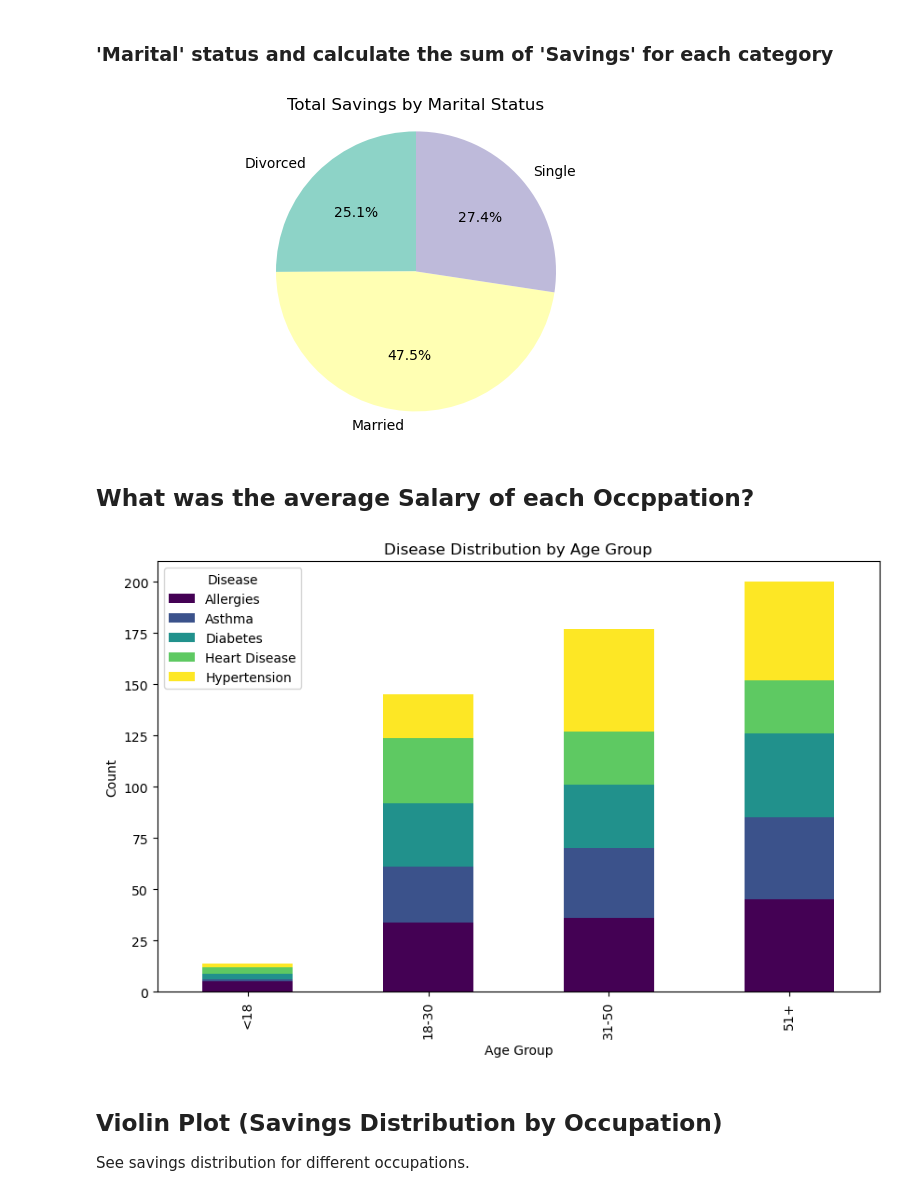
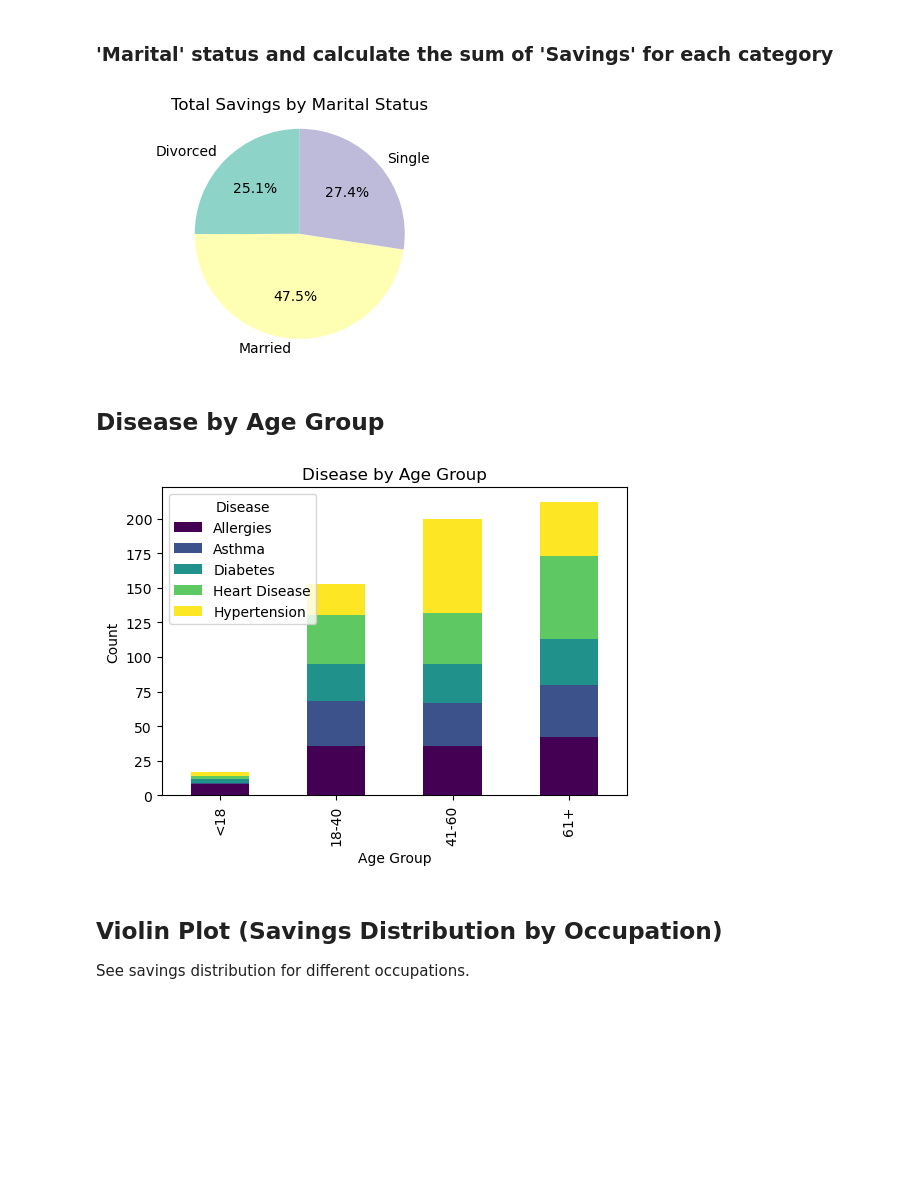
Before and after one commit to Rafi076/EntryRecord, a Jupyter notebook: analysis.ipynb, the cells around one changed output. Saved outputs shown, nothing was run; the diff lists cells and outputs as text; code cells hidden in the pictures; blank space fills up the shorter version.

Commit message:
Graph analysis base on record data

```diff
--- a/analysis.ipynb
+++ b/analysis.ipynb
@@ -68,33 +88,31 @@ plt.show()
 # %%
 
 savings_by_marital = data.groupby('Marital ').agg({'Savings': 'sum'}).reset_index()
-plt.figure(figsize=(8, 4))
-plt.pie(savings_by_marital['Savings'], labels=savings_by_marital['Marital '], autopct='%1.1f%%', startangle=90, colors=sns.color_palette('Set3', len(savings_by_marital)))
+plt.figure(figsize=(5, 3))
+plt.pie(savings_by_marital['Savings'], labels=savings_by_marital['Marital '], autopct='%1.1f%%',startangle=90, colors=sns.color_palette('Set3', len(savings_by_marital)))
 plt.title('Total Savings by Marital Status')
-plt.axis('equal')  # Equal aspect ratio ensures that pie chart is drawn as a circle.
+plt.axis('equal')
 plt.show()
 # %% [output]
-[figure, old version]
+[figure, new version]
-# %% [markdown]
-## What was the average Salary of each Occppation?
+# %% [markdown]
+## Disease by Age Group
 # %%
-# Add age bins
+
 bins = [0, 18, 30, 50, 100]
-labels = ["<18", "18-30", "31-50", "51+"]
+labels = ["<18", "18-40", "41-60", "61+"]
 data["Age Group"] = pd.cut(data["Age"], bins=bins, labels=labels)
 
-# Group by Age Group and Disease
 age_disease_distribution = data.groupby("Age Group")["Disease"].value_counts().unstack()
 
-# Plot disease distribution across age groups
-age_disease_distribution.plot(kind="bar", stacked=True, figsize=(10, 6), colormap="viridis")
-plt.title("Disease Distribution by Age Group")
+age_disease_distribution.plot(kind="bar", stacked=True, figsize=(6, 4), colormap="viridis")
+plt.title("Disease by Age Group")
 plt.xlabel("Age Group")
 plt.ylabel("Count")
 plt.legend(title="Disease")
 plt.show()
 # %% [output]
-[figure, old version]
+[figure, new version]
 # %% [markdown]
 ## Violin Plot (Savings Distribution by Occupation)
 See savings distribution for different occupations.
```
Also changed, not shown: parts of 8 cells of this notebook, 1 other file.
